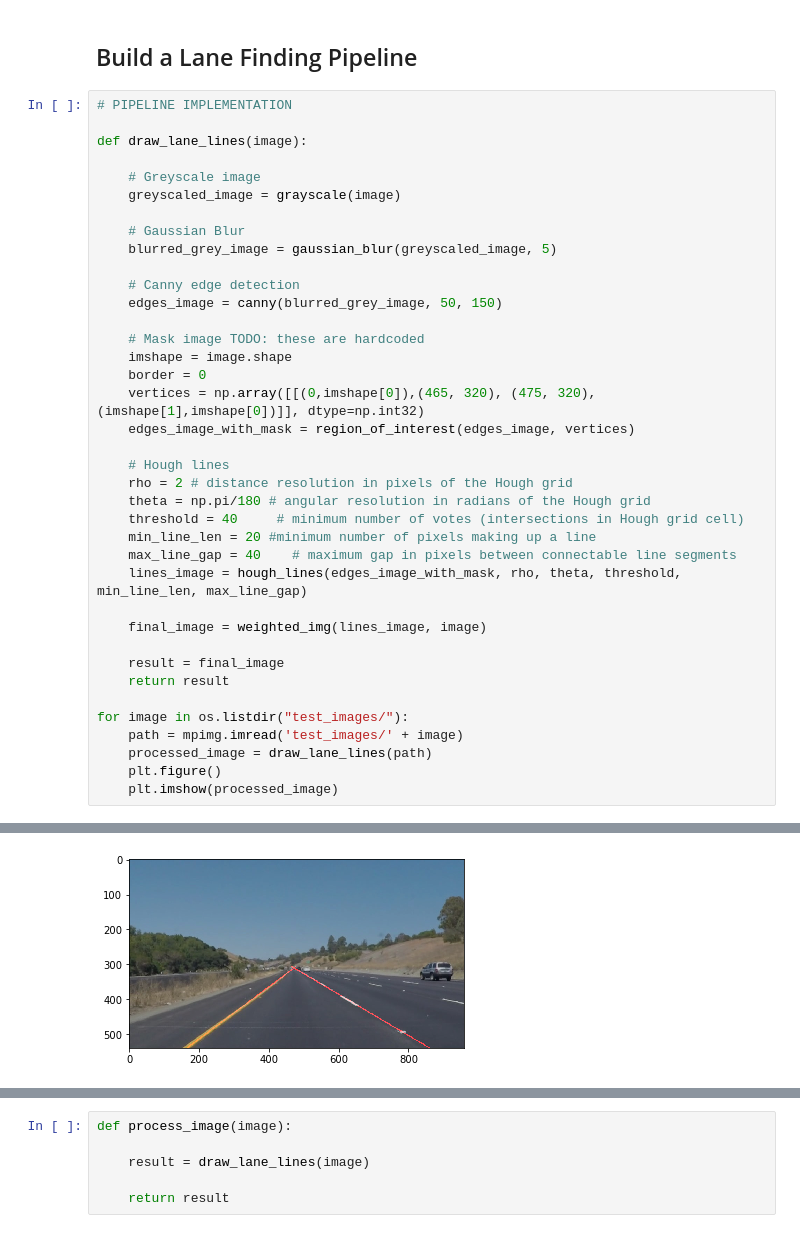
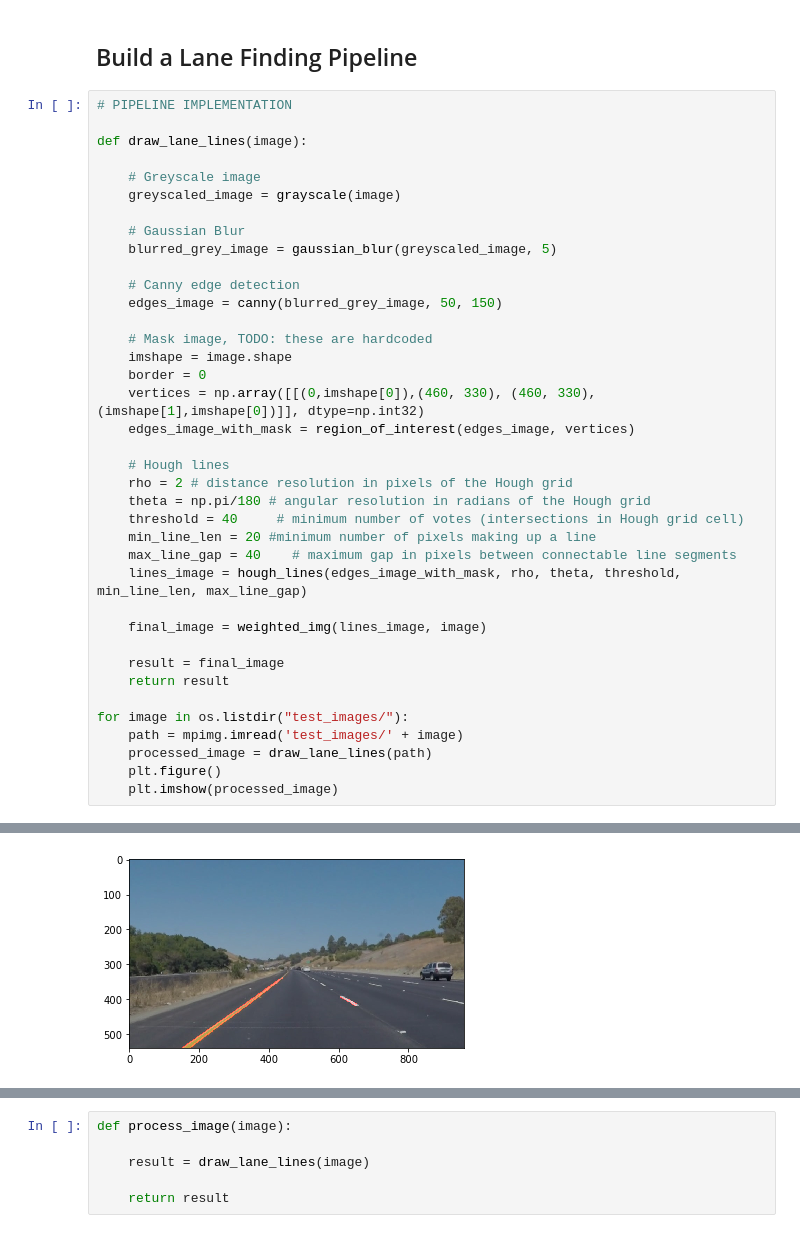
Before and after one commit to ashikul/CarND-LaneLines-P1, a Jupyter notebook: P1.ipynb, the cells around one changed output, grey strips where cells are left out. Cells and saved outputs as stored; diff of their text form.

```diff
--- a/P1.ipynb
+++ b/P1.ipynb
@@ -141,10 +146,10 @@ def draw_lane_lines(image):
     # Canny edge detection
     edges_image = canny(blurred_grey_image, 50, 150)
 
-    # Mask image TODO: these are hardcoded
+    # Mask image, TODO: these are hardcoded
     imshape = image.shape
     border = 0
-    vertices = np.array([[(0,imshape[0]),(465, 320), (475, 320), (imshape[1],imshape[0])]], dtype=np.int32)
+    vertices = np.array([[(0,imshape[0]),(460, 330), (460, 330), (imshape[1],imshape[0])]], dtype=np.int32)
     edges_image_with_mask = region_of_interest(edges_image, vertices)
 
     # Hough lines
@@ -171 +176 @@ for image in os.listdir("test_images/"):
-[figure, old version]
+[figure, new version]
```
Also changed, not shown: parts of 9 cells of this notebook, 3 other files.
